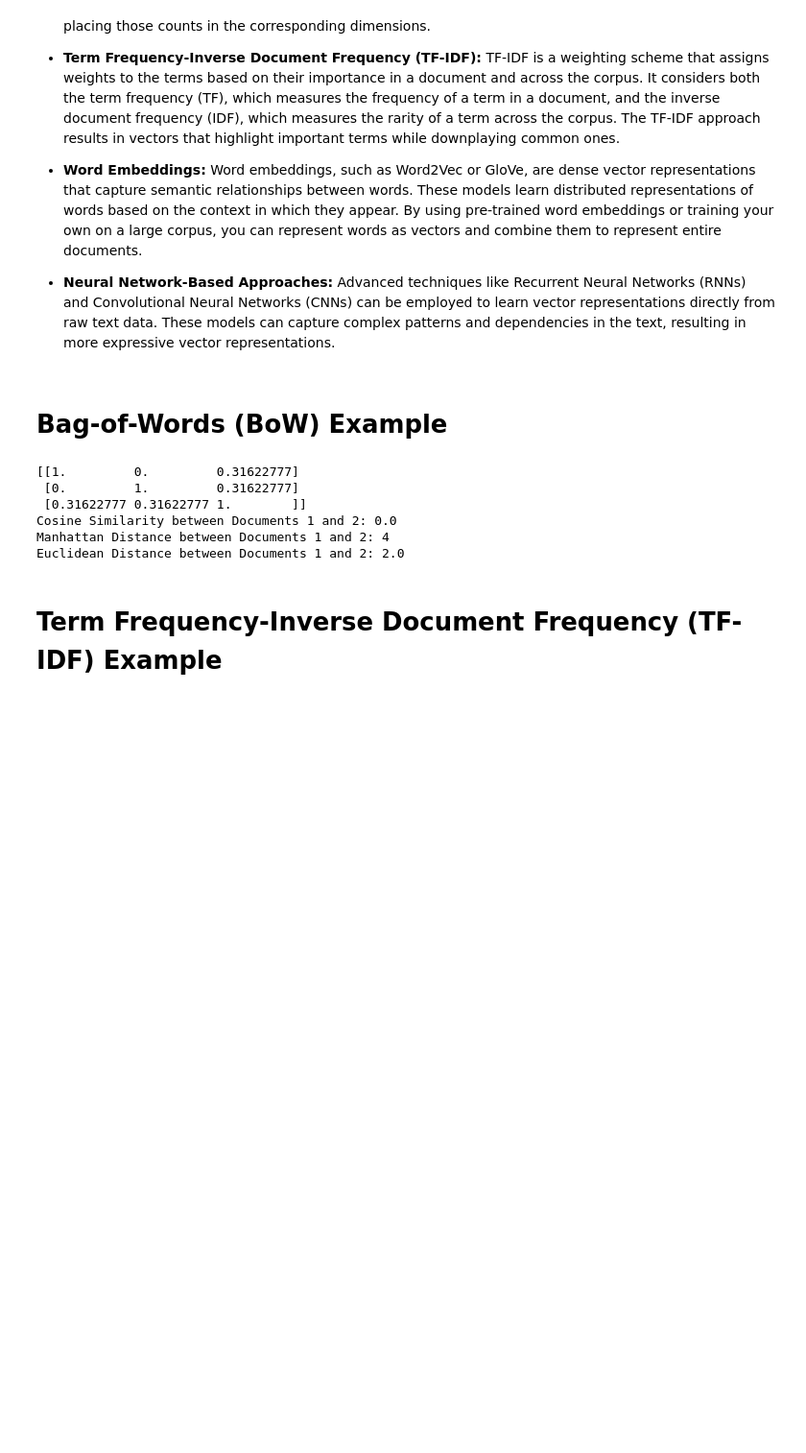
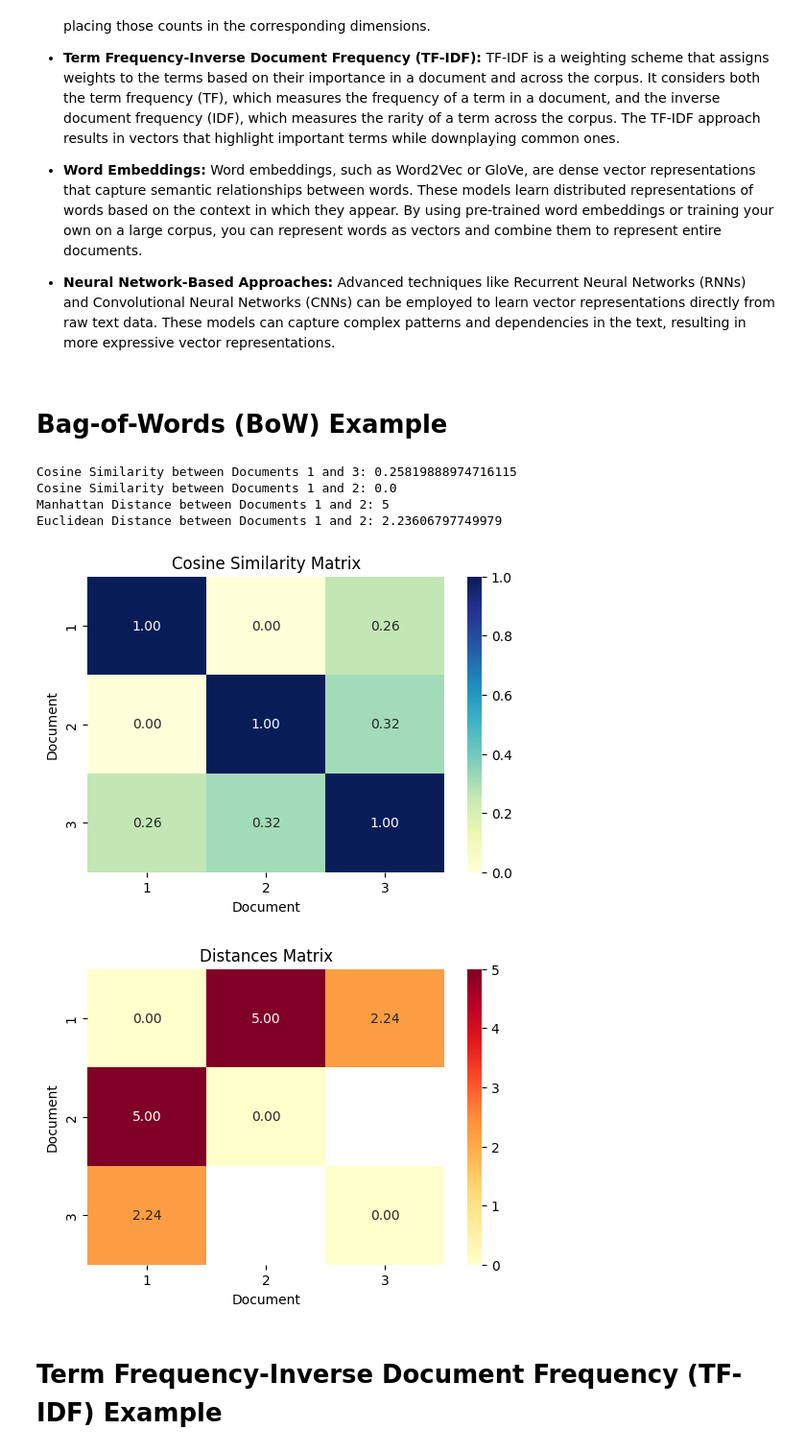
Before and after one commit to dineshkumarsarangapani/VectorSearch-A-guide, a Jupyter notebook: Vector_Search_A_complete_Guide.ipynb, the cells around one changed output. Shown at 96% size. Saved outputs shown, nothing was run; the diff lists cells and outputs as text; code cells hidden in the pictures; blank space fills up the shorter version.

```diff
--- a/Vector_Search_A_complete_Guide.ipynb
+++ b/Vector_Search_A_complete_Guide.ipynb
@@ -887,52 +906,79 @@ Here are several common approaches to represent text as vectors:
 # %% [markdown]
 # Bag-of-Words (BoW) Example
 # %%
+import numpy as np
+import pandas as pd
+import seaborn as sns
 from sklearn.feature_extraction.text import CountVectorizer
 from sklearn.metrics.pairwise import cosine_similarity
-import numpy as np
 
 # Collection of documents
 documents = [
-    "I love dogs",
+    "I love the dogs",
     "I like cats",
     "Dogs and cats are friends"
 ]
 
 # Create a CountVectorizer object
 vectorizer = CountVectorizer()
 
 # Fit and transform the documents into a BoW matrix
 bow_matrix = vectorizer.fit_transform(documents)
 
 # Calculate cosine similarity between documents
 cosine_sim = cosine_similarity(bow_matrix)
-print(cosine_sim)
 
 # Get the feature names (terms)
-# feature_names = vectorizer.get_feature_names()
+feature_names = vectorizer.get_feature_names_out()
 
 # Extract vectors from the BoW matrix
 vector1 = bow_matrix[0].toarray().flatten()
 vector2 = bow_matrix[1].toarray().flatten()
 vector3 = bow_matrix[2].toarray().flatten()
 
 # Calculate Manhattan distance between the first and second documents
 manhattan_distance = np.sum(np.abs(vector1 - vector2))
 
-# Calculate Euclidean distance between the first and third documents
+# Calculate Euclidean distance between the first and second documents
 euclidean_distance = np.linalg.norm(vector1 - vector2)
 
 # Print the cosine similarity, Manhattan distance, and Euclidean distance
+print("Cosine Similarity between Documents 1 and 3:", cosine_sim[0, 2])
 print("Cosine Similarity between Documents 1 and 2:", cosine_sim[0, 1])
 print("Manhattan Distance between Documents 1 and 2:", manhattan_distance)
 print("Euclidean Distance between Documents 1 and 2:", euclidean_distance)
+
+# Create a DataFrame to visualize the cosine similarity matrix
+cosine_sim_df = pd.DataFrame(cosine_sim, columns=range(1, len(documents) + 1), index=range(1, len(documents) + 1))
+
+# Plot the cosine similarity matrix as a heatmap
+plt.figure(figsize=(6, 4))
+sns.heatmap(cosine_sim_df, annot=True, cmap='YlGnBu', fmt=".2f")
+plt.title("Cosine Similarity Matrix")
+plt.xlabel("Document")
+plt.ylabel("Document")
+plt.show()
+
+# Create a DataFrame to visualize the Manhattan and Euclidean distances
+distances_df = pd.DataFrame([[0, manhattan_distance, euclidean_distance],
+                             [manhattan_distance, 0, np.nan],
+                             [euclidean_distance, np.nan, 0]],
+                            columns=range(1, len(documents) + 1), index=range(1, len(documents) + 1))
+
+# Plot the distances matrix as a heatmap
+plt.figure(figsize=(6, 4))
+sns.heatmap(distances_df, annot=True, cmap='YlOrRd', fmt=".2f")
+plt.title("Distances Matrix")
+plt.xlabel("Document")
+plt.ylabel("Document")
+plt.show()
 # %% [output]
-[[1.         0.         0.31622777]
- [0.         1.         0.31622777]
- [0.31622777 0.31622777 1.        ]]
+Cosine Similarity between Documents 1 and 3: 0.25819888974716115
 Cosine Similarity between Documents 1 and 2: 0.0
-Manhattan Distance between Documents 1 and 2: 4
-Euclidean Distance between Documents 1 and 2: 2.0
+Manhattan Distance between Documents 1 and 2: 5
+Euclidean Distance between Documents 1 and 2: 2.23606797749979
+[figure, added]
+[figure, added]
 # %% [markdown]
 # Term Frequency-Inverse Document Frequency (TF-IDF) Example
 # %%
```
Also changed, not shown: parts of 9 cells of this notebook.
